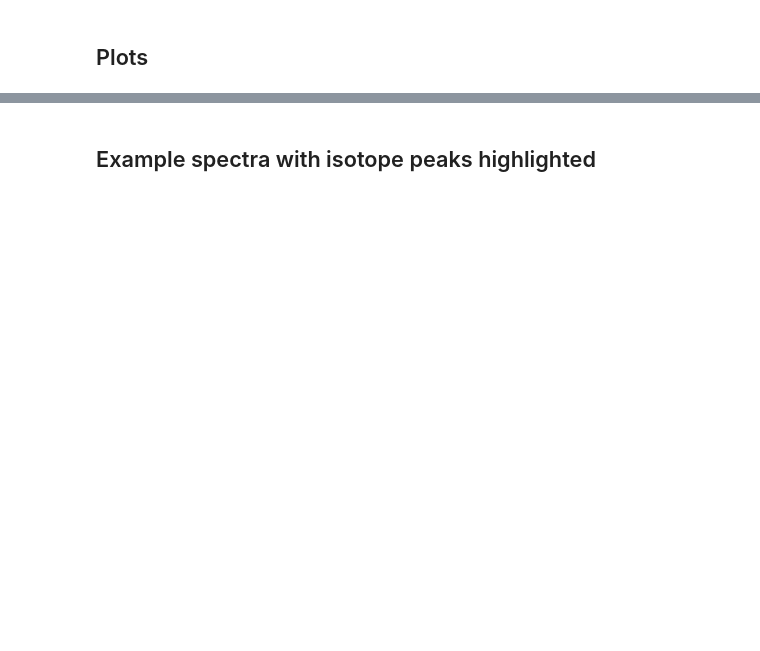
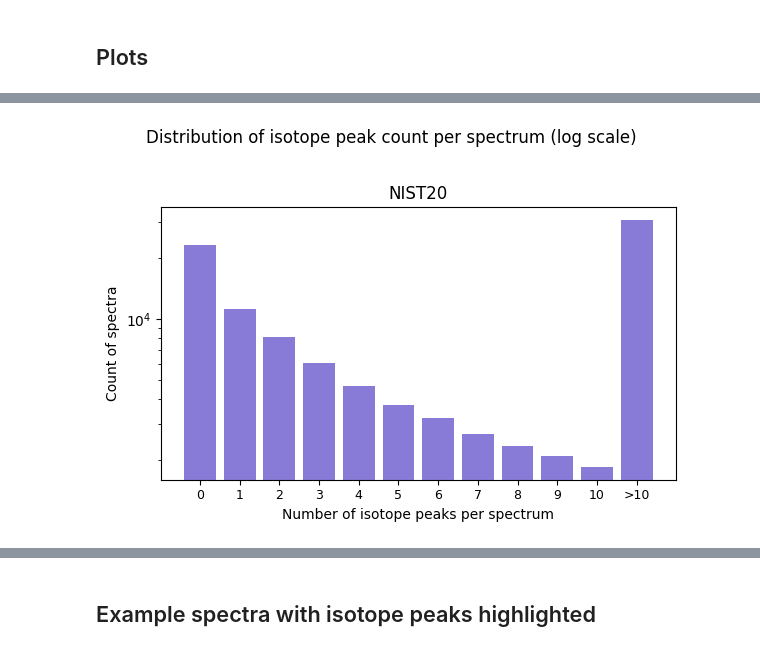
Before and after one commit to LZhang98/fragnnet, a Jupyter notebook: notebooks/isotope_peak_analysis.ipynb, the cells around one changed output, grey strips where cells are left out. Cells and saved outputs as stored; diff of their text form; code cells hidden in the pictures; blank space fills up the shorter version.

```diff
--- a/notebooks/isotope_peak_analysis.ipynb
+++ b/notebooks/isotope_peak_analysis.ipynb
@@ -327,26 +339,27 @@ plt.show()
 # %%
 # ── Distribution: number of isotope peaks per spectrum ────────────────────────
-fig, axes = plt.subplots(1, 2, figsize=(12, 4))
+fig, ax = plt.subplots(figsize=(6, 4))
 
-for ax, (stats, label) in zip(axes, [(stats20, "NIST20"), (stats23, "NIST23")]):
-    counts = stats["n_isotope"].value_counts().sort_index()
-    # Show 0..10, group rest
-    MAX_SHOW = 10
-    low = counts[counts.index <= MAX_SHOW]
-    high_sum = counts[counts.index > MAX_SHOW].sum()
-    xs = list(low.index) + ([f">{MAX_SHOW}"] if high_sum > 0 else [])
-    ys = list(low.values) + ([high_sum] if high_sum > 0 else [])
-    ax.bar(range(len(xs)), ys, color="slateblue", alpha=0.8)
-    ax.set_xticks(range(len(xs)))
-    ax.set_xticklabels(xs, fontsize=9)
-    ax.set_xlabel("Number of isotope peaks per spectrum")
-    ax.set_ylabel("Count of spectra")
-    ax.set_title(f"{label}")
-    ax.set_yscale("log")
+counts = stats20["n_isotope"].value_counts().sort_index()
+# Show 0..10, group rest
+MAX_SHOW = 10
+low = counts[counts.index <= MAX_SHOW]
+high_sum = counts[counts.index > MAX_SHOW].sum()
+xs = list(low.index) + ([f">{MAX_SHOW}"] if high_sum > 0 else [])
+ys = list(low.values) + ([high_sum] if high_sum > 0 else [])
+ax.bar(range(len(xs)), ys, color="slateblue", alpha=0.8)
+ax.set_xticks(range(len(xs)))
+ax.set_xticklabels(xs, fontsize=9)
+ax.set_xlabel("Number of isotope peaks per spectrum")
+ax.set_ylabel("Count of spectra")
+ax.set_title("NIST20")
+ax.set_yscale("log")
 
 plt.suptitle("Distribution of isotope peak count per spectrum (log scale)", y=1.02)
 plt.tight_layout()
 plt.show()
+# %% [output]
+[figure, added]
 # %%
 # ── Distribution: fraction of peaks that are isotope peaks ───────────────────
 # Only for spectra that have ≥1 isotope peak
```
Also changed, not shown: parts of 35 cells of this notebook.
